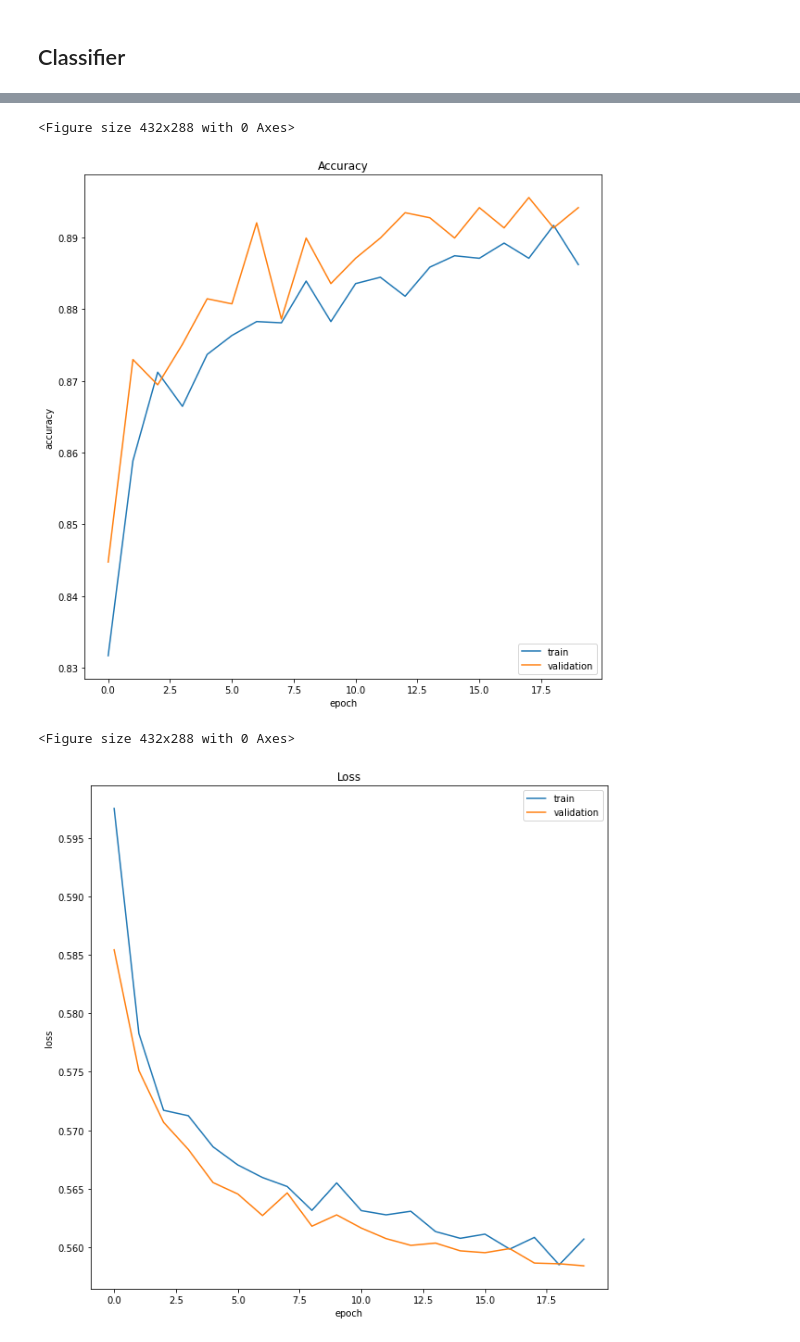
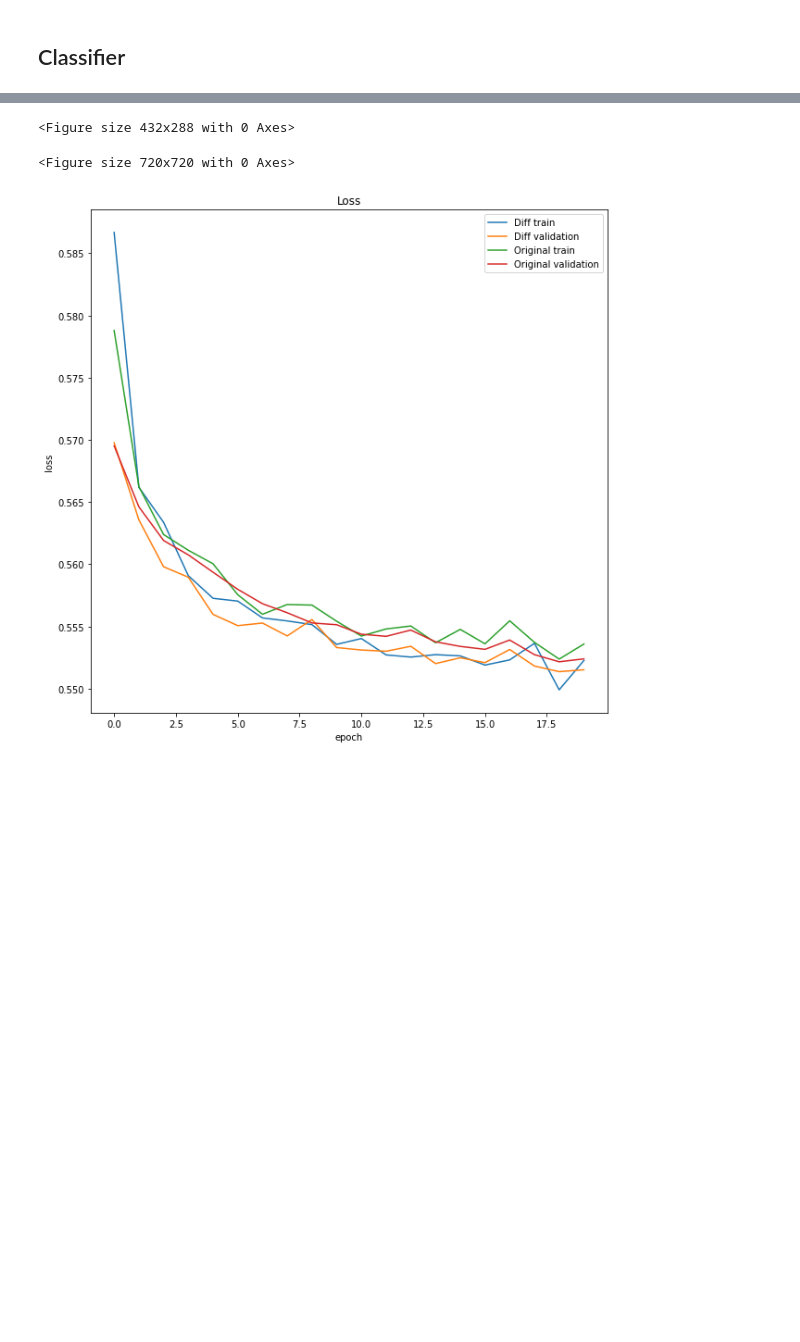
Before and after one commit to highproformas/dlv_groupwork, a Jupyter notebook: notebooks/Classifier.ipynb, the cells around one changed output, grey strips where cells are left out. Drawn from its saved outputs; the diff is of its cells as text; code cells hidden in the pictures; blank space fills up the shorter version.

```diff
--- a/notebooks/Classifier.ipynb
+++ b/notebooks/Classifier.ipynb
@@ -115,7 +115,7 @@ plot_conv_ds(image_batch, label_batch, USE_GRAYSCALE)
 # %% [markdown]
 ## Classifier
 # %%
-from tensorflow.keras.applications import EfficientNetB0
+from tensorflow.keras.applications import EfficientNetB2  # we are using effnetb2 because it is closest to the actual image size.
 from tensorflow.keras.applications.efficientnet import preprocess_input
 
 class Classifier():
@@ -126,7 +126,7 @@ class Classifier():
         inputs = layers.Input(shape=input_shape)
         x = preprocess_input(inputs)
 
-        model = EfficientNetB0(
+        model = EfficientNetB2(
             include_top=False,
             input_tensor=x,
             weights='imagenet',
@@ -139,7 +139,7 @@ class Classifier():
         x = layers.Dropout(0.3, name="top_dropout")(x)
         outputs = layers.Dense(2, activation='softmax', name="pred")(x)
 
-        return tf.keras.Model(inputs, outputs, name="EfficientNetB0")
+        return tf.keras.Model(inputs, outputs, name="EfficientNet")
 
 
 classifier1 = Classifier.build(256, 256, 3) # pretrained models are usually trained on rgb and cannot deal with grayscale. we will alter the data.
@@ -256,46 +256,46 @@ Epoch 20/20
 # %%
 from sklearn.metrics import confusion_matrix
 
-def plot_accuracy(plot_dir, hist):
+def plot_accuracy(plot_dir, histories):
     plt.clf()
     plt.figure(figsize=(10,10))
     title = f"Accuracy"
-    plt.plot(hist.history["accuracy"])
-    plt.plot(hist.history["val_accuracy"])
+    for name, hist in histories.items():
+        plt.plot(hist.history["accuracy"], label=f'{name.title()} train')
+        plt.plot(hist.history["val_accuracy"], label=f'{name.title()} validation')
     plt.title(title)
     plt.ylabel("accuracy")
     plt.xlabel("epoch")
-    plt.legend(["train", "validation"], loc="lower right")
-    plt.show(block=False)
+    plt.legend(loc="lower right")
+    #plt.show(block=False)
     plt.savefig(os.path.join(plot_dir, f'accuracy_{timestamp}.png'))
 
-def plot_loss(plot_dir, hist):
+def plot_loss(plot_dir, histories):
     plt.clf()
     plt.figure(figsize=(10,10))
     title = f"Loss"
-    plt.plot(hist.history["loss"])
-    plt.plot(hist.history["val_loss"])
+    for name, hist in histories.items():
+        plt.plot(hist.history["loss"], label=f'{name.title()} train')
+        plt.plot(hist.history["val_loss"], label=f'{name.title()} validation')
     plt.title(title)
     plt.ylabel("loss")
     plt.xlabel("epoch")
-    plt.legend(["train", "validation"], loc="upper right")
-    plt.show(block=False)
+    plt.legend(loc="upper right")
+    #plt.show(block=False)
     plt.savefig(os.path.join(plot_dir, f'loss_{timestamp}.png'))
 
-def plot_metrics(history, metrics, name=''):
-    outpath = os.path.join('..', 'log')
-    plot_dir = os.path.join(outpath, f'plots', name)
+def plot_metrics(histories, metrics, name=''):
+    outpath = os.path.join('..', 'log', 'classifier')
+    plot_dir = os.path.join(outpath, f'plots')
     if not os.path.exists(plot_dir):
         os.makedirs(plot_dir)
     if 'accuracy' in metrics:
-        plot_accuracy(plot_dir, hist=history)
+        plot_accuracy(plot_dir, histories)
     if 'loss' in metrics:
-        plot_loss(plot_dir, hist=history)
+        plot_loss(plot_dir, histories)
 
-plot_metrics(history1, ['accuracy', 'loss'], 'diff')
-plot_metrics(history2, ['accuracy', 'loss'], 'original')
+plot_metrics({'diff': history1, 'original': history2}, ['accuracy', 'loss'], 'diff')
 # %% [output]
 <Figure size 432x288 with 0 Axes>
+<Figure size 720x720 with 0 Axes>
-[figure, old version]
+[figure, new version]
-<Figure size 432x288 with 0 Axes>
-[figure, removed]
```
Also changed, not shown: parts of 12 cells of this notebook.
